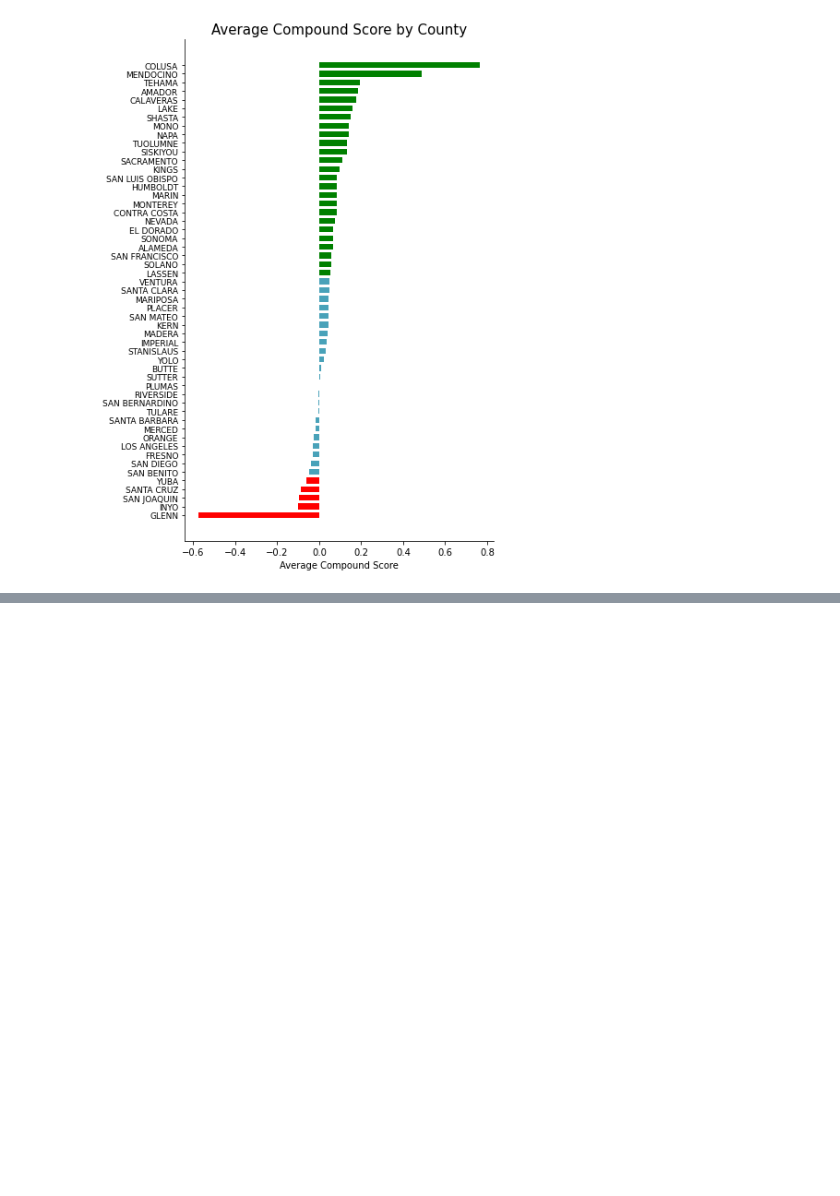
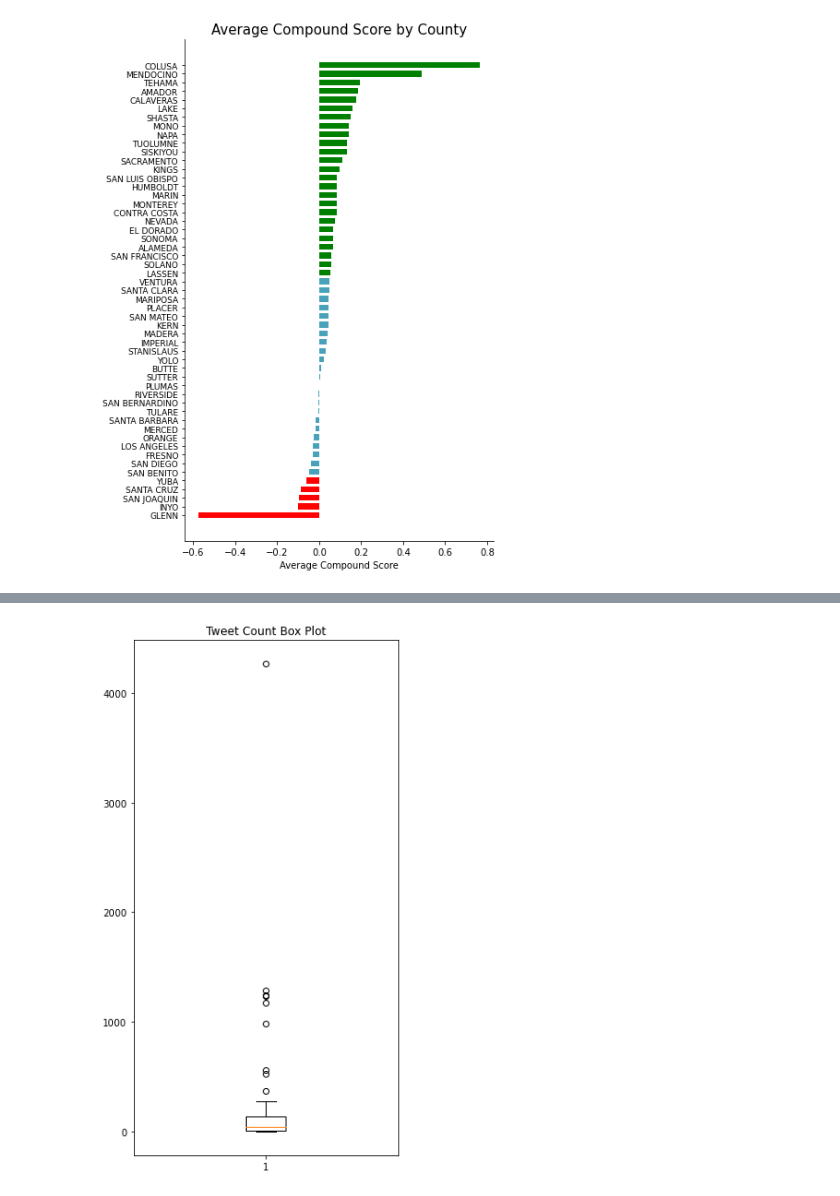
Before and after one commit to Isaac1o/CDFW, a Jupyter notebook: twitter/coyotes/geo_grid/notebooks/sentiment_analysis.ipynb, the cells around one changed output, grey strips where cells are left out. Cells and saved outputs as stored; diff of their text form; code cells hidden in the pictures; blank space fills up the shorter version.

```diff
--- a/twitter/coyotes/geo_grid/notebooks/sentiment_analysis.ipynb
+++ b/twitter/coyotes/geo_grid/notebooks/sentiment_analysis.ipynb
@@ -155,0 +176,8 @@ plt.show()
+# %%
+# Number of tweets box plot
+fig, ax = plt.subplots(figsize=(5, 10))
+ax.boxplot(tweet_count_by_count.values)
+ax.set_title('Tweet Count Box Plot')
+plt.show()
+# %% [output]
+[figure, added]
```
Also changed, not shown: parts of 36 cells of this notebook, 7 other files.
